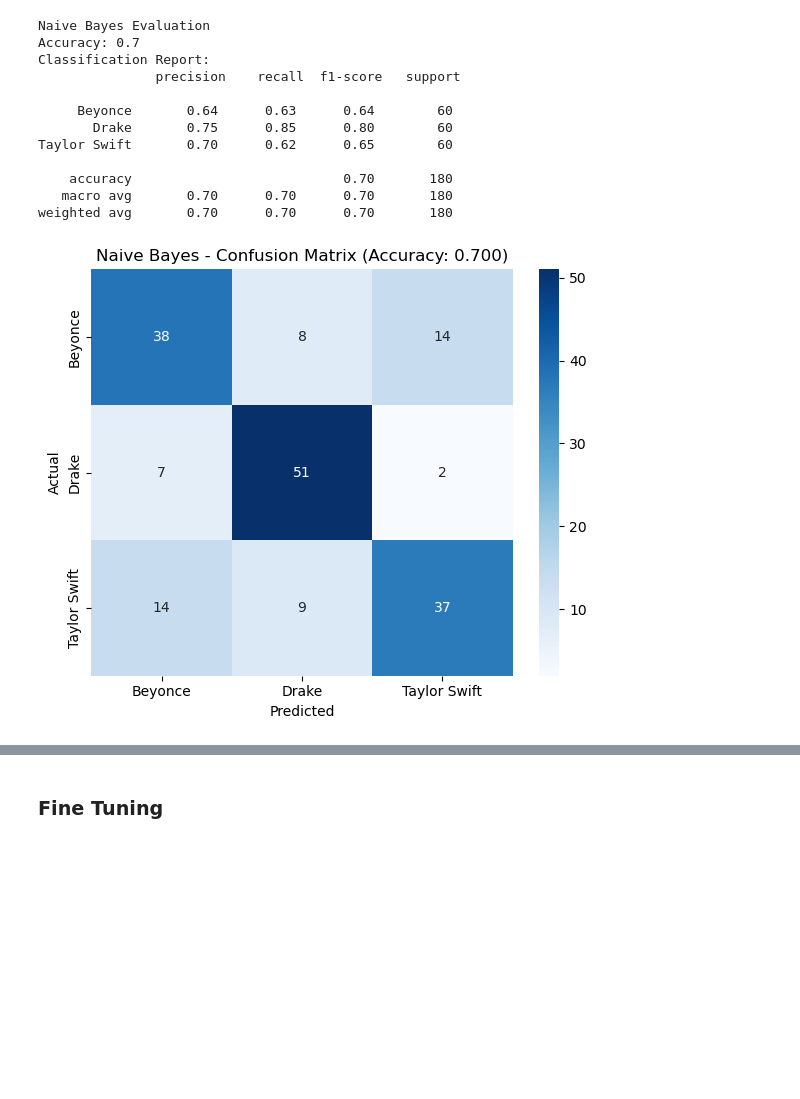
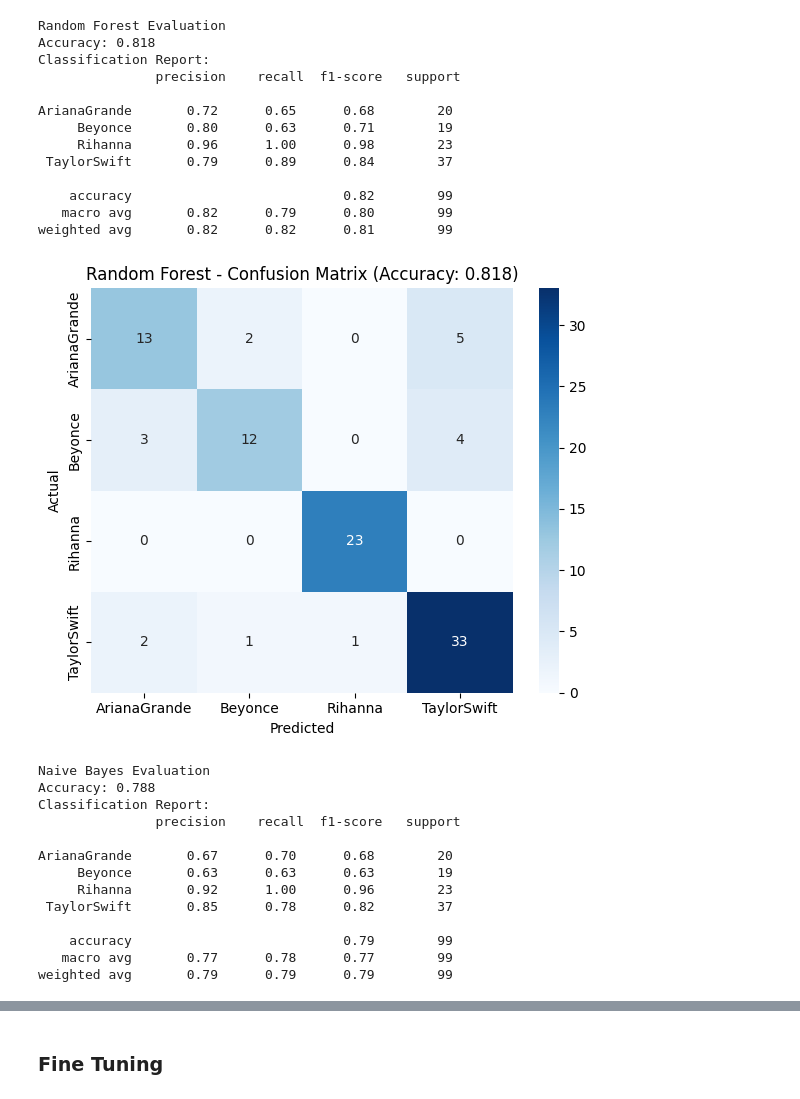
Before and after one commit to jiayinliu25/compsci376_project, a Jupyter notebook: distillbert.ipynb, the cells around one changed output, grey strips where cells are left out. Drawn from its saved outputs; the diff is of its cells as text; code cells hidden in the pictures; blank space fills up the shorter version.

```diff
--- a/distillbert.ipynb
+++ b/distillbert.ipynb
@@ -34,0 +40,20 @@ df['tokens'] = df['clean_lyrics'].apply(lambda x: x.split())
+# %%
+import re
+songs={}
+artists=["Rihanna",
+    "TaylorSwift","Beyonce","ArianaGrande"]
+
+def read_file(artist):
+    df=pd.read_csv(artist+".csv")
+    df = pd.DataFrame({
+    "lyrics": df['lyrics'].apply(lambda text: re.sub(r'\s*\n\s*', '. ', text)),
+    "artist": artist
+    })
+    return df
+
+for artist in artists:
+    songs[artist]=read_file(artist)
+
+df = pd.concat(songs.values(), ignore_index=True)
+df['tokens'] = df['lyrics'].apply(lambda x: x.split())
+df.head()
@@ -38,30 +198,9 @@ import seaborn as sns
 # %%
-def get_bert_mean_embeddings(texts, tokenizer, model, max_length=128):
-    embeddings = []
-    for text in tqdm(texts):
-        encoded_input = tokenizer(text, padding='max_length', truncation=True,
-                                  max_length=max_length, return_tensors='pt')
-        with torch.no_grad():
-            output = model(**encoded_input)
-        # Mean pooling across all tokens
-        mean_embedding = output.last_hidden_state.mean(dim=1).squeeze().numpy()
-        embeddings.append(mean_embedding)
-    return np.array(embeddings)
-
-
-le = LabelEncoder()
-df['encoded_label'] = le.fit_transform(df['label'])
-
-X_train_text, X_test_text, y_train, y_test = train_test_split(
-    df['clean_lyrics'], df['encoded_label'], test_size=0.2, stratify=df['encoded_label'], random_state=42
-)
-
-X_train_vec = get_bert_mean_embeddings(X_train_text.tolist(), tokenizer, bert_model)
-X_test_vec = get_bert_mean_embeddings(X_test_text.tolist(), tokenizer, bert_model)
 
 models = {
     "Logistic Regression": LogisticRegression(max_iter=1000),
     "SVM": SVC(kernel='linear', probability=True),
+    "LinearSVM": LinearSVC(),
     "Random Forest": RandomForestClassifier(n_estimators=100),
     "Naive Bayes": GaussianNB()
 }
@@ -130,13 +272,27 @@ weighted avg       0.77      0.77      0.77       180
-Naive Bayes Evaluation
-Accuracy: 0.7
+Random Forest Evaluation
+Accuracy: 0.818
 Classification Report:
                precision    recall  f1-score   support
 
-     Beyonce       0.64      0.63      0.64        60
-       Drake       0.75      0.85      0.80        60
-Taylor Swift       0.70      0.62      0.65        60
+ArianaGrande       0.72      0.65      0.68        20
+     Beyonce       0.80      0.63      0.71        19
+     Rihanna       0.96      1.00      0.98        23
+ TaylorSwift       0.79      0.89      0.84        37
 
-    accuracy                           0.70       180
-   macro avg       0.70      0.70      0.70       180
-weighted avg       0.70      0.70      0.70       180
+    accuracy                           0.82        99
+   macro avg       0.82      0.79      0.80        99
+weighted avg       0.82      0.82      0.81        99
-[figure, old version]
+[figure, new version]
+Naive Bayes Evaluation
+Accuracy: 0.788
+Classification Report:
+               precision    recall  f1-score   support
+
+ArianaGrande       0.67      0.70      0.68        20
+     Beyonce       0.63      0.63      0.63        19
+     Rihanna       0.92      1.00      0.96        23
+ TaylorSwift       0.85      0.78      0.82        37
+
+    accuracy                           0.79        99
+   macro avg       0.77      0.78      0.77        99
+weighted avg       0.79      0.79      0.79        99
```
Also changed, not shown: parts of 11 cells of this notebook, 1 other file.
